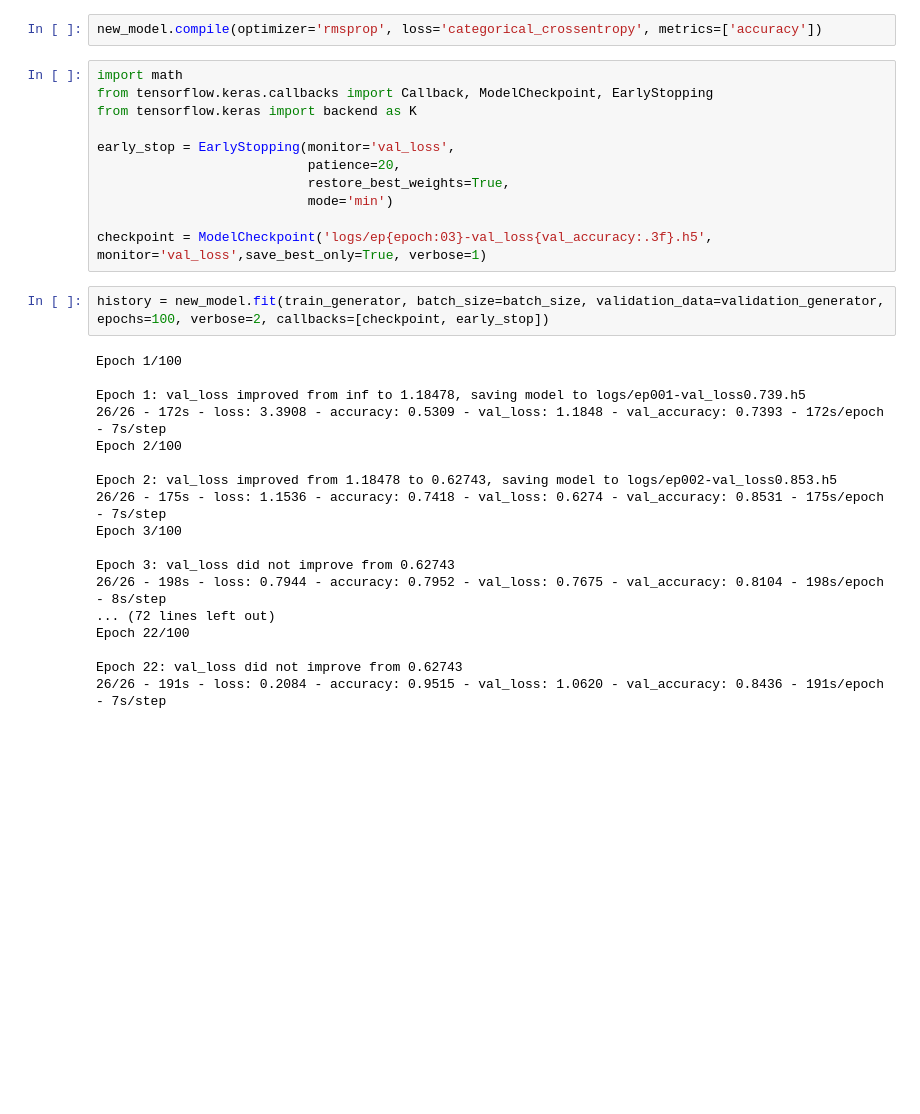
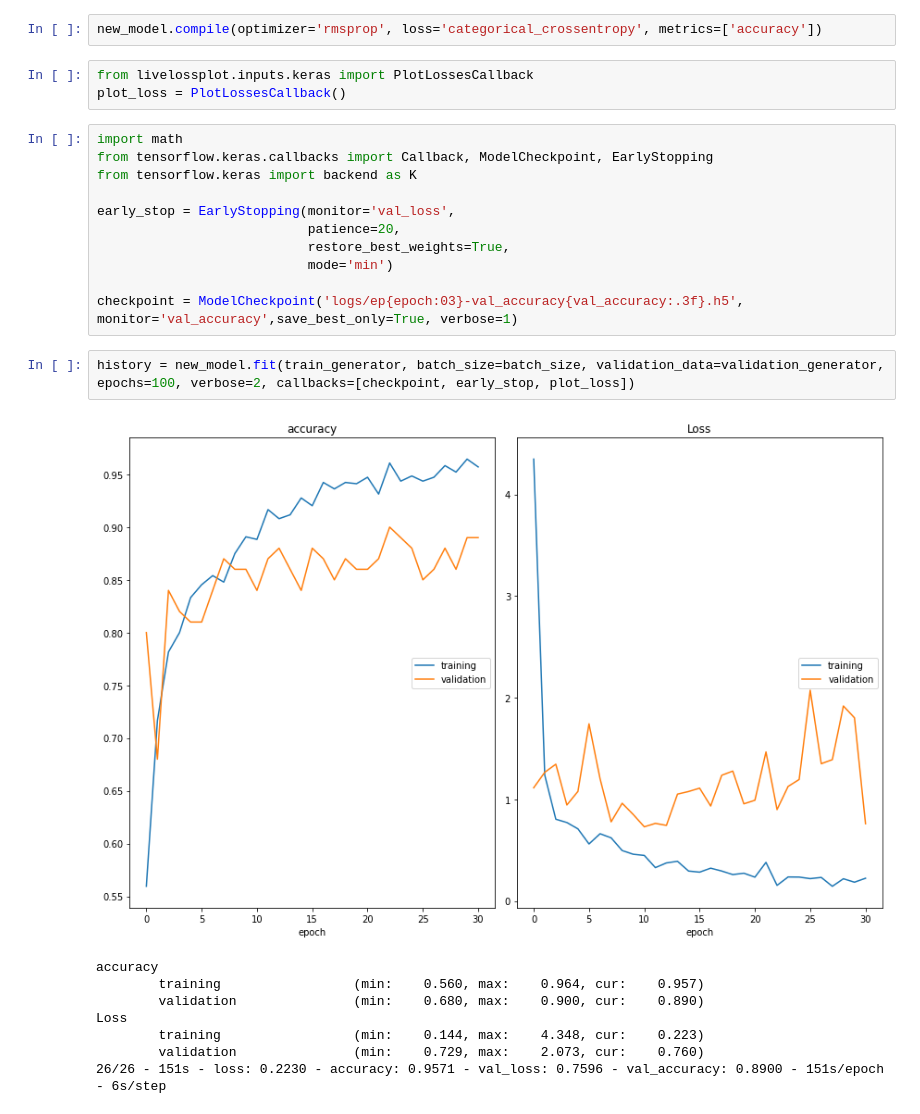
Before and after one commit to igonzf06/ros_computervision, a Jupyter notebook: CNN/tfm_transferlearning.ipynb, the cells around one changed output. Drawn from its saved outputs; the diff is of its cells as text; blank space fills up the shorter version.

```diff
--- a/CNN/tfm_transferlearning.ipynb
+++ b/CNN/tfm_transferlearning.ipynb
@@ -196,6 +193,9 @@ Non-trainable params: 14,714,688
 _________________________________________________________________
 # %%
 new_model.compile(optimizer='rmsprop', loss='categorical_crossentropy', metrics=['accuracy'])
+# %%
+from livelossplot.inputs.keras import PlotLossesCallback
+plot_loss = PlotLossesCallback()
 # %%
 import math
 from tensorflow.keras.callbacks import Callback, ModelCheckpoint, EarlyStopping
@@ -206,27 +206,18 @@ early_stop = EarlyStopping(monitor='val_loss',
                            restore_best_weights=True,
                            mode='min')
 
-checkpoint = ModelCheckpoint('logs/ep{epoch:03}-val_loss{val_accuracy:.3f}.h5', monitor='val_loss',save_best_only=True, verbose=1)
+checkpoint = ModelCheckpoint('logs/ep{epoch:03}-val_accuracy{val_accuracy:.3f}.h5', monitor='val_accuracy',save_best_only=True, verbose=1)
 # %%
-history = new_model.fit(train_generator, batch_size=batch_size, validation_data=validation_generator, epochs=100, verbose=2, callbacks=[checkpoint, early_stop])
+history = new_model.fit(train_generator, batch_size=batch_size, validation_data=validation_generator, epochs=100, verbose=2, callbacks=[checkpoint, early_stop, plot_loss])
 # %% [output]
+[figure, added]
-Epoch 1/100
-
-Epoch 1: val_loss improved from inf to 1.18478, saving model to logs/ep001-val_loss0.739.h5
-26/26 - 172s - loss: 3.3908 - accuracy: 0.5309 - val_loss: 1.1848 - val_accuracy: 0.7393 - 172s/epoch - 7s/step
-Epoch 2/100
-
-Epoch 2: val_loss improved from 1.18478 to 0.62743, saving model to logs/ep002-val_loss0.853.h5
-26/26 - 175s - loss: 1.1536 - accuracy: 0.7418 - val_loss: 0.6274 - val_accuracy: 0.8531 - 175s/epoch - 7s/step
-Epoch 3/100
-
-Epoch 3: val_loss did not improve from 0.62743
-26/26 - 198s - loss: 0.7944 - accuracy: 0.7952 - val_loss: 0.7675 - val_accuracy: 0.8104 - 198s/epoch - 8s/step
-... (72 lines left out)
-Epoch 22/100
-
-Epoch 22: val_loss did not improve from 0.62743
-26/26 - 191s - loss: 0.2084 - accuracy: 0.9515 - val_loss: 1.0620 - val_accuracy: 0.8436 - 191s/epoch - 7s/step
+accuracy
+        training                 (min:    0.560, max:    0.964, cur:    0.957)
+        validation               (min:    0.680, max:    0.900, cur:    0.890)
+Loss
+        training                 (min:    0.144, max:    4.348, cur:    0.223)
+        validation               (min:    0.729, max:    2.073, cur:    0.760)
+26/26 - 151s - loss: 0.2230 - accuracy: 0.9571 - val_loss: 0.7596 - val_accuracy: 0.8900 - 151s/epoch - 6s/step
 # %%
 plt.plot(history.history['accuracy'])
 plt.plot(history.history['val_accuracy'])
```
Also changed, not shown: parts of 28 cells of this notebook, 3 other files.
